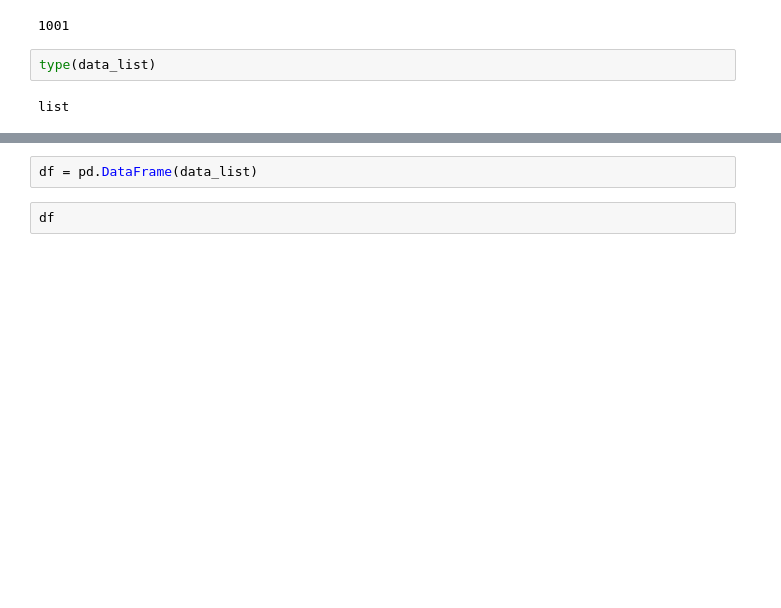
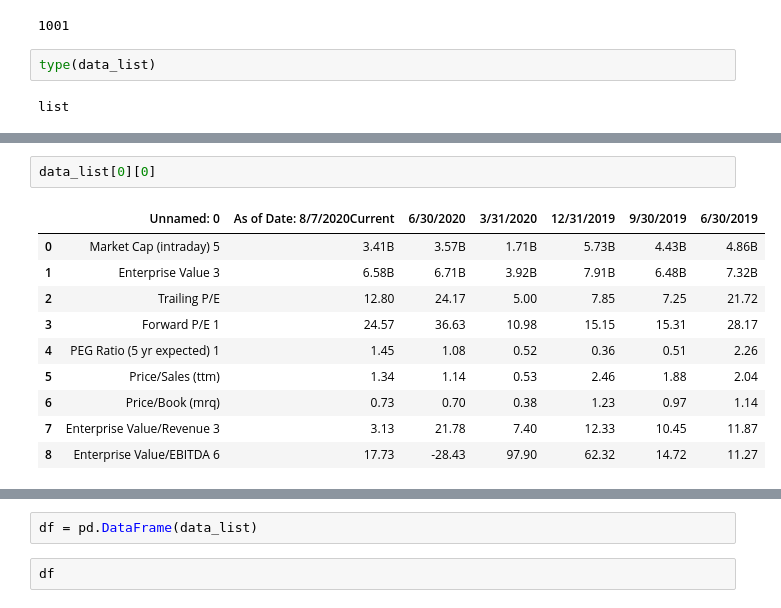
Before and after one commit to WickedoneC/Pandas_Projects, a Jupyter notebook: Bond_Scrape/Yahoo_Calls.ipynb, the cells around one changed output, grey strips where cells are left out. Saved outputs shown, nothing was run; the diff lists cells and outputs as text; blank space fills up the shorter version.

```diff
--- a/Bond_Scrape/Yahoo_Calls.ipynb
+++ b/Bond_Scrape/Yahoo_Calls.ipynb
@@ -396,0 +417,13 @@ list
+# %%
+data_list[0][0]
+# %% [output]
+|  | Unnamed: 0 | As of Date: 8/7/2020Current | 6/30/2020 | 3/31/2020 | 12/31/2019 | 9/30/2019 | 6/30/2019 |
+| 0 | Market Cap (intraday) 5 | 3.41B | 3.57B | 1.71B | 5.73B | 4.43B | 4.86B |
+| 1 | Enterprise Value 3 | 6.58B | 6.71B | 3.92B | 7.91B | 6.48B | 7.32B |
+| 2 | Trailing P/E | 12.80 | 24.17 | 5.00 | 7.85 | 7.25 | 21.72 |
+| 3 | Forward P/E 1 | 24.57 | 36.63 | 10.98 | 15.15 | 15.31 | 28.17 |
+| 4 | PEG Ratio (5 yr expected) 1 | 1.45 | 1.08 | 0.52 | 0.36 | 0.51 | 2.26 |
+| 5 | Price/Sales (ttm) | 1.34 | 1.14 | 0.53 | 2.46 | 1.88 | 2.04 |
+| 6 | Price/Book (mrq) | 0.73 | 0.70 | 0.38 | 1.23 | 0.97 | 1.14 |
+| 7 | Enterprise Value/Revenue 3 | 3.13 | 21.78 | 7.40 | 12.33 | 10.45 | 11.87 |
+| 8 | Enterprise Value/EBITDA 6 | 17.73 | -28.43 | 97.90 | 62.32 | 14.72 | 11.27 |
```
Also changed, not shown: parts of 2 cells of this notebook.
